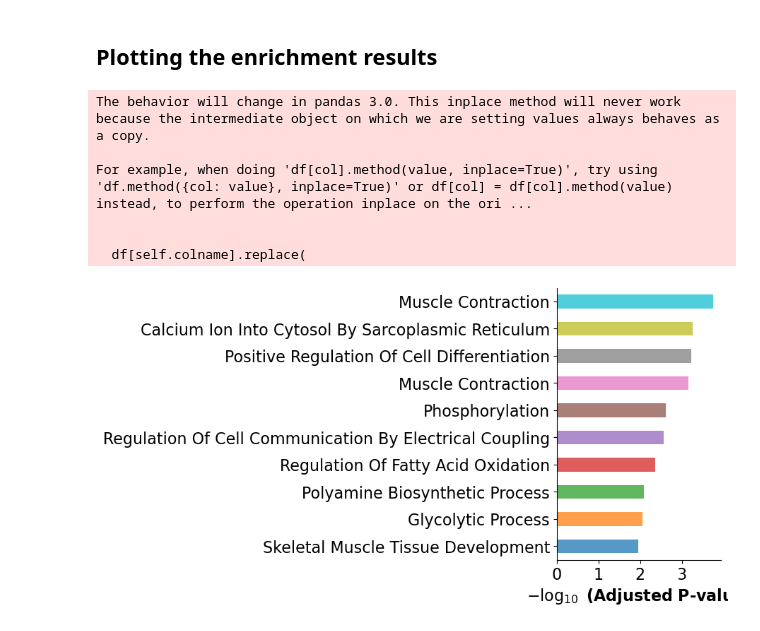
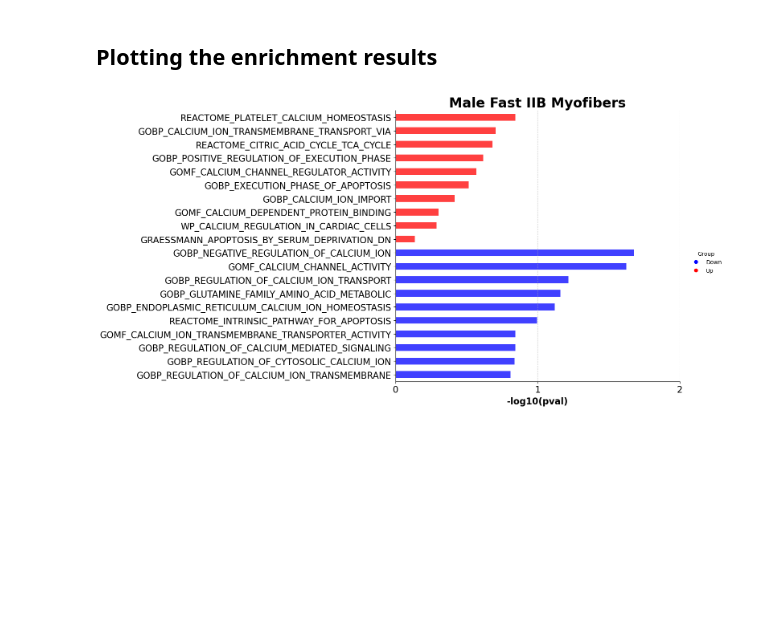
Before and after one commit to akanksha-sachan/TA_muscle_ageing, a Jupyter notebook: py_scripts/DEG_related/pathway_analysis.ipynb, the cells around one changed output. Drawn from its saved outputs; the diff is of its cells as text; code cells hidden in the pictures; blank space fills up the shorter version.

Commit message:
pathway figures added

```diff
--- a/py_scripts/DEG_related/pathway_analysis.ipynb
+++ b/py_scripts/DEG_related/pathway_analysis.ipynb
@@ -117,7 +117,6 @@ keywords = [
 selected_pathways = [
     pathway for pathway in gsea_genesets
     if any(keyword.lower() in pathway.lower() for keyword in keywords)
-    and (pathway.startswith('GOBP_') or pathway.startswith('REACTOME_'))
 ]
 
 display(len(selected_pathways))
@@ -136,7 +135,7 @@ display(serca_genesets)
 ['GOBP_CALCIUM_ION_HOMEOSTASIS']
 # %%
 scores, norm, pvals = dc.run_gsea(
-    gsea_female_degs,
+    gsea_male_degs,
     msigdb_mice[msigdb_mice["geneset"].isin(selected_pathways)],
     source="geneset",
     target="genesymbol",
@@ -147,3 +146,4 @@ gsea_results = (
     .droplevel(level=1, axis=1)
     .sort_values("pval")
 )
+display(gsea_results.head())
@@ -223,0 +158,14 @@ display(keyword_top_pathways)
+# %%
+# First prepare your data
+# gsea_results = gsea_results[~gsea_results.index.str.startswith('WP')]
+gsea_results['-log10(pval)'] = -np.log10(gsea_results['pval'].replace(0, 1e-300))
+gsea_results['Group'] = gsea_results['score'].apply(lambda x: 'Up' if x > 0 else 'Down')
+# Create a copy with reset index to get the pathway names as a column
+plot_df = gsea_results.reset_index().copy()
+plot_df[['Gene_set', 'Name']] = plot_df['source'].str.extract(r'(GOBP|REACTOME|KEGG|HALLMARK|GOMF|GOCC|GRAESSMANN|WP)_(.+)')
+plot_df['Name'] = plot_df['Name'].apply(lambda x: '_'.join(x.split('_')[:6]))
+plot_df = plot_df.loc[plot_df.groupby('Name')['-log10(pval)'].idxmax()]
+# copy source column to a new column called 'Term'
+plot_df['Term'] = plot_df['source']
+plot_df['Term'] = plot_df['Term'].apply(lambda x: '_'.join(x.split('_')[:6]))
+display(plot_df.head())
@@ -227,18 +182,42 @@ display(keyword_top_pathways)
 from gseapy.scipalette import SciPalette
 sci = SciPalette()
 NbDr = sci.create_colormap()
-# %%
-# Create color mapping
-ax = gp.barplot(pathway_enrichment_results,
-                figsize=(3,5),
-                title="",
-                color=NbDr,
-                cutoff=1)
-# %% [output]
-The behavior will change in pandas 3.0. This inplace method will never work because the intermediate object on which we are setting values always behaves as a copy.
-
-For example, when doing 'df[col].method(value, inplace=True)', try using 'df.method({col: value}, inplace=True)' or df[col] = df[col].method(value) instead, to perform the operation inplace on the ori ...
-
-
-  df[self.colname].replace(
-[figure, removed]
+# %%
+def simplify_term(term):
+    # Convert to lowercase and split into words
+    words = term.lower().replace('_', ' ').split()
+    # Remove common words that don't add meaning
+    stop_words = {'regulation', 'of', 'positive', 'negative', 'mediated', 'dependent',
+                 'activity', 'process', 'gobp', 'gomf', 'wp', 'reactome'}
+    words = [w for w in words if w not in stop_words]
+    return ' '.join(sorted(words))  # Sort words to match similar terms
+
+# Create simplified terms and group by them
+plot_df['simple_term'] = plot_df['Term'].apply(simplify_term)
+
+# Keep only the most significant pathway for each simplified term
+plot_df = plot_df.loc[plot_df.groupby('simple_term')['-log10(pval)'].idxmax()]
+
+# Sort to put Up group at top
+plot_df = plot_df.sort_values(['Group', '-log10(pval)'], ascending=[True, False])
+
+ax = gp.barplot(
+    df=plot_df,
+    column='-log10(pval)',
+    group='Group',
+    title='Male Fast IIB Myofibers',
+    color={'Up': 'red', 'Down': 'blue'},
+    cutoff=2.0,
+    figsize=(14, 8)
+)
+
+# Set x-axis limits and ticks
+ax.set_xlim(0, 2)  # Fixed limit to 2.5
+ax.set_xticks([0, 1, 2])  # Only show 0, 1, and 2
+ax.grid(axis='x', linestyle='--', alpha=0.7)
+
+plt.tight_layout()
+plt.subplots_adjust(left=0.4)
+plt.show()
+# %% [output]
+[figure, added]
```
Also changed, not shown: parts of 5 cells of this notebook.
